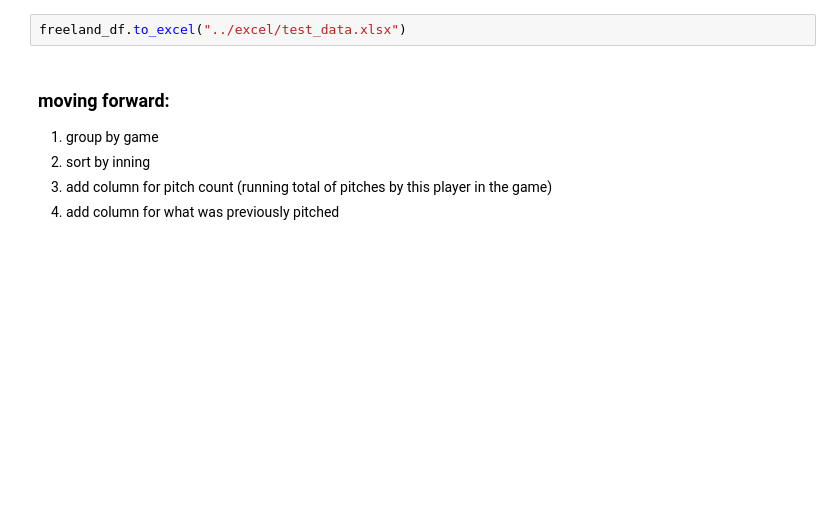
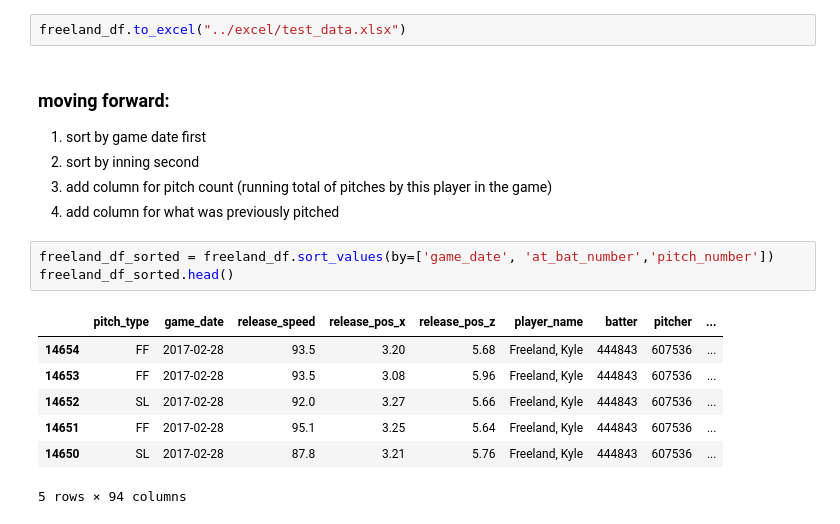
Before and after one commit to cassydm/rockies_moneyball_part-deux, a Jupyter notebook: Project 3/test_files/pybaseball_test.ipynb, the cells around one changed output. Cells and saved outputs as stored; diff of their text form; blank space fills up the shorter version.

```diff
--- a/Project 3/test_files/pybaseball_test.ipynb
+++ b/Project 3/test_files/pybaseball_test.ipynb
@@ -137,7 +137,18 @@ freeland_df.to_excel("../excel/test_data.xlsx")
 # %% [markdown]
 ### moving forward:
 
-1. group by game
-2. sort by inning
+1. sort by game date first
+2. sort by inning second
 3. add column for pitch count (running total of pitches by this player in the game)
 4. add column for what was previously pitched
+# %%
+freeland_df_sorted = freeland_df.sort_values(by=['game_date', 'at_bat_number','pitch_number'])
+freeland_df_sorted.head()
+# %% [output]
+|  | pitch_type | game_date | release_speed | release_pos_x | release_pos_z | player_name | batter | pitcher | ... |
+| 14654 | FF | 2017-02-28 | 93.5 | 3.20 | 5.68 | Freeland, Kyle | 444843 | 607536 | ... |
+| 14653 | FF | 2017-02-28 | 93.5 | 3.08 | 5.96 | Freeland, Kyle | 444843 | 607536 | ... |
+| 14652 | SL | 2017-02-28 | 92.0 | 3.27 | 5.66 | Freeland, Kyle | 444843 | 607536 | ... |
+| 14651 | FF | 2017-02-28 | 95.1 | 3.25 | 5.64 | Freeland, Kyle | 444843 | 607536 | ... |
+| 14650 | SL | 2017-02-28 | 87.8 | 3.21 | 5.76 | Freeland, Kyle | 444843 | 607536 | ... |
+5 rows × 94 columns
```
Also changed, not shown: parts of 2 cells of this notebook.
